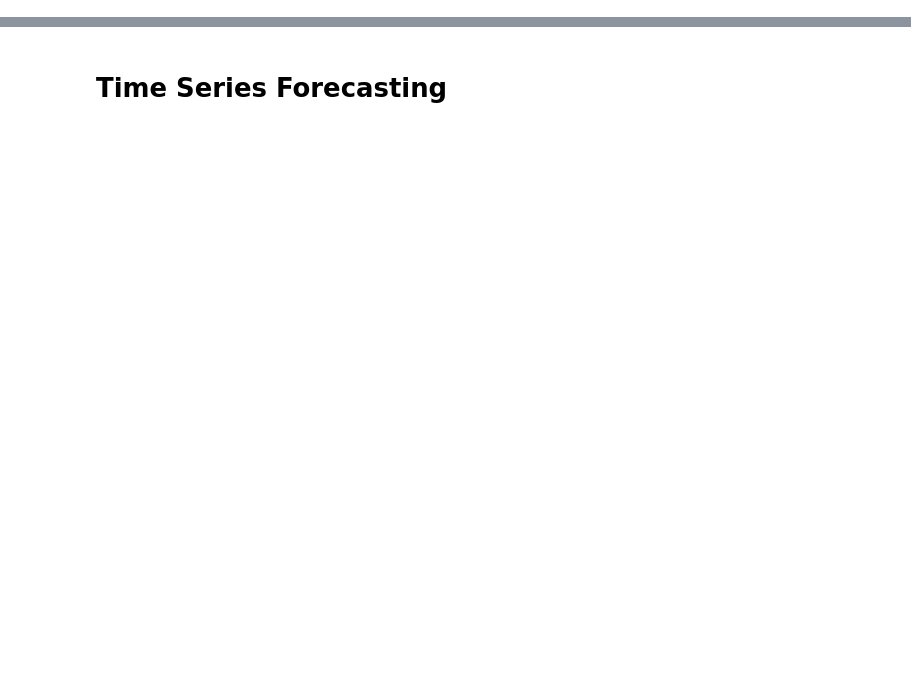
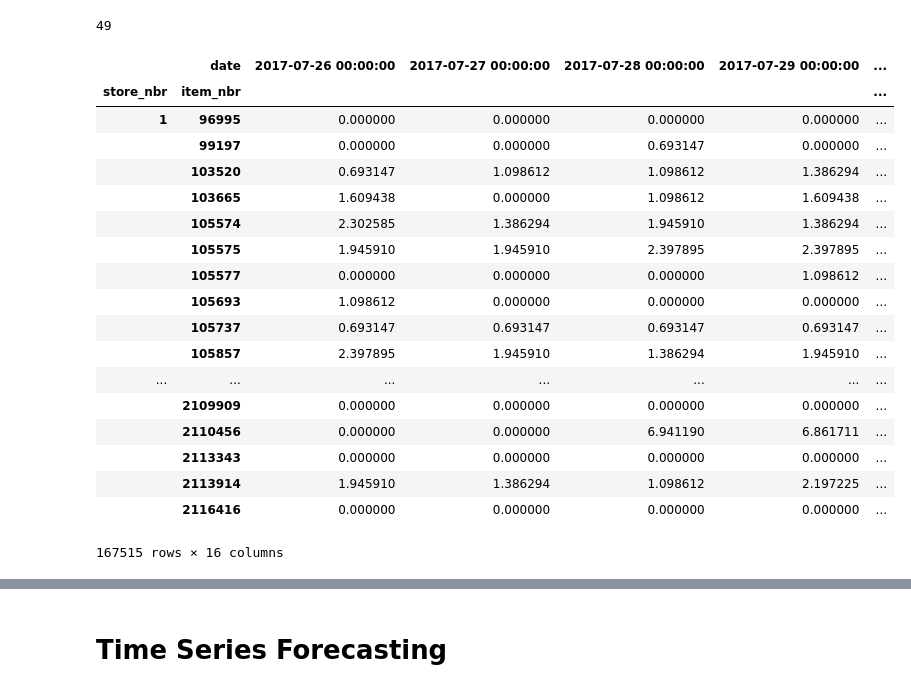
Before and after one commit to failure2communicate/Catalog_optimization, a Jupyter notebook: Time_series_forecasting.ipynb, the cells around one changed output, grey strips where cells are left out. Drawn from its saved outputs; the diff is of its cells as text; code cells hidden in the pictures; blank space fills up the shorter version.

```diff
--- a/Time_series_forecasting.ipynb
+++ b/Time_series_forecasting.ipynb
@@ -0,0 +95,8 @@
+# %%
+# create sale matrix with date columns
+df_train = df_train[["unit_sales"]].unstack(level=-1).fillna(0)
+df_train.columns = df_train.columns.get_level_values(1)
+
+# reindex items and stores so they fit df_train
+items = items.reindex(df_train.index.get_level_values(1))
+stores = stores.reindex(df_train.index.get_level_values(0))
@@ -0,0 +267,54 @@
+# %%
+# prepare validation set (same process as above)
+X_val, y_val = prepare_dataset(df_train, promo_2017, date(2017, 7, 26))
+
+X_val2 = prepare_dataset(df_2017_item, promo_2017_item, date(2017, 7, 26), is_train=False, name_prefix='item')
+X_val2.index = df_2017_item.index
+X_val2 = X_val2.reindex(df_train.index.get_level_values(1)).reset_index(drop=True)
+
+X_val3 = prepare_dataset(df_2017_store_class, df_2017_promo_store_class, date(2017, 7, 26), is_train=False, name_prefix='store_class')
+X_val3.index = df_2017_store_class.index
+X_val3 = X_val3.reindex(df_2017_store_class_index).reset_index(drop=True)
+
+X_val = pd.concat([X_val, X_val2, X_val3, items.reset_index(), stores.reset_index()], axis=1)
+
+
+# prepare test set
+X_test = prepare_dataset(df_train, promo_2017, date(2017, 8, 16), is_train=False)
+
+X_test2 = prepare_dataset(df_2017_item, promo_2017_item, date(2017, 8, 16), is_train=False, name_prefix='item')
+X_test2.index = df_2017_item.index
+X_test2 = X_test2.reindex(df_train.index.get_level_values(1)).reset_index(drop=True)
+
+X_test3 = prepare_dataset(df_2017_store_class, df_2017_promo_store_class, date(2017, 8, 16), is_train=False, name_prefix='store_class')
+X_test3.index = df_2017_store_class.index
+X_test3 = X_test3.reindex(df_2017_store_class_index).reset_index(drop=True)
+
+X_test = pd.concat([X_test, X_test2, X_test3, items.reset_index(), stores.reset_index()], axis=1)
+
+del X_test2, X_val2, df_2017_item, promo_2017_item, df_2017_store_class, df_2017_promo_store_class, df_2017_store_class_index
+gc.collect()
+# %% [output]
+49
+# %%
+y_val
+# %% [output]
+|  | date | 2017-07-26 00:00:00 | 2017-07-27 00:00:00 | 2017-07-28 00:00:00 | 2017-07-29 00:00:00 | ... |
+| store_nbr | item_nbr |  |  |  |  | ... |
+| 1 | 96995 | 0.000000 | 0.000000 | 0.000000 | 0.000000 | ... |
+|  | 99197 | 0.000000 | 0.000000 | 0.693147 | 0.000000 | ... |
+|  | 103520 | 0.693147 | 1.098612 | 1.098612 | 1.386294 | ... |
+|  | 103665 | 1.609438 | 0.000000 | 1.098612 | 1.609438 | ... |
+|  | 105574 | 2.302585 | 1.386294 | 1.945910 | 1.386294 | ... |
+|  | 105575 | 1.945910 | 1.945910 | 2.397895 | 2.397895 | ... |
+|  | 105577 | 0.000000 | 0.000000 | 0.000000 | 1.098612 | ... |
+|  | 105693 | 1.098612 | 0.000000 | 0.000000 | 0.000000 | ... |
+|  | 105737 | 0.693147 | 0.693147 | 0.693147 | 0.693147 | ... |
+|  | 105857 | 2.397895 | 1.945910 | 1.386294 | 1.945910 | ... |
+| ... | ... | ... | ... | ... | ... | ... |
+|  | 2109909 | 0.000000 | 0.000000 | 0.000000 | 0.000000 | ... |
+|  | 2110456 | 0.000000 | 0.000000 | 6.941190 | 6.861711 | ... |
+|  | 2113343 | 0.000000 | 0.000000 | 0.000000 | 0.000000 | ... |
+|  | 2113914 | 1.945910 | 1.386294 | 1.098612 | 2.197225 | ... |
+|  | 2116416 | 0.000000 | 0.000000 | 0.000000 | 0.000000 | ... |
+167515 rows × 16 columns
```
Also changed, not shown: parts of 18 cells of this notebook.
